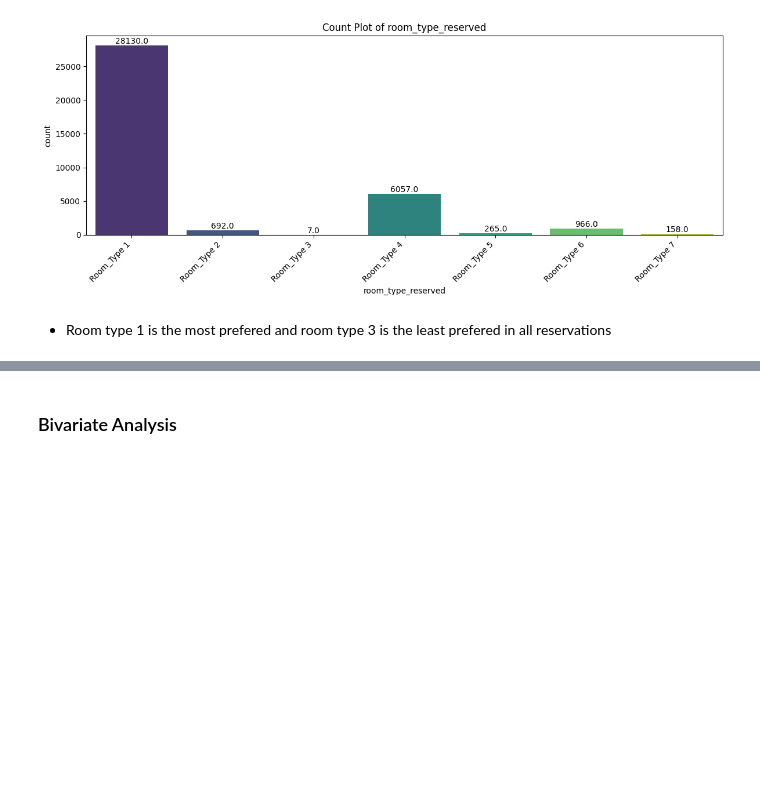
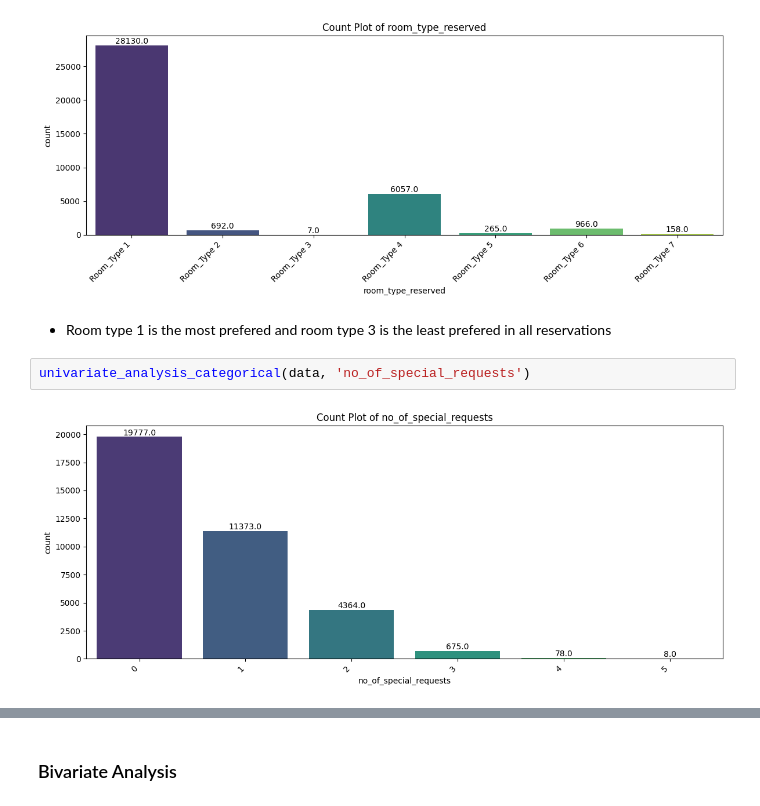
Before and after one commit to akatjizeu/Data-Science, a Jupyter notebook: deakin-bridging/ML2/ML2_INN_Full_code_Learner_notebook.ipynb, the cells around one changed output, grey strips where cells are left out. Drawn from its saved outputs; the diff is of its cells as text; blank space fills up the shorter version.

Commit message:
EDA Univariate

```diff
--- a/deakin-bridging/ML2/ML2_INN_Full_code_Learner_notebook.ipynb
+++ b/deakin-bridging/ML2/ML2_INN_Full_code_Learner_notebook.ipynb
@@ -459,3 +459,7 @@ univariate_analysis_categorical(data, 'room_type_reserved')
 [figure]
 # %% [markdown]
 * Room type 1 is the most prefered and room type 3 is the least prefered in all reservations
+# %%
+univariate_analysis_categorical(data, 'no_of_special_requests')
+# %% [output]
+[figure, added]
```
Also changed, not shown: parts of 13 cells of this notebook.
